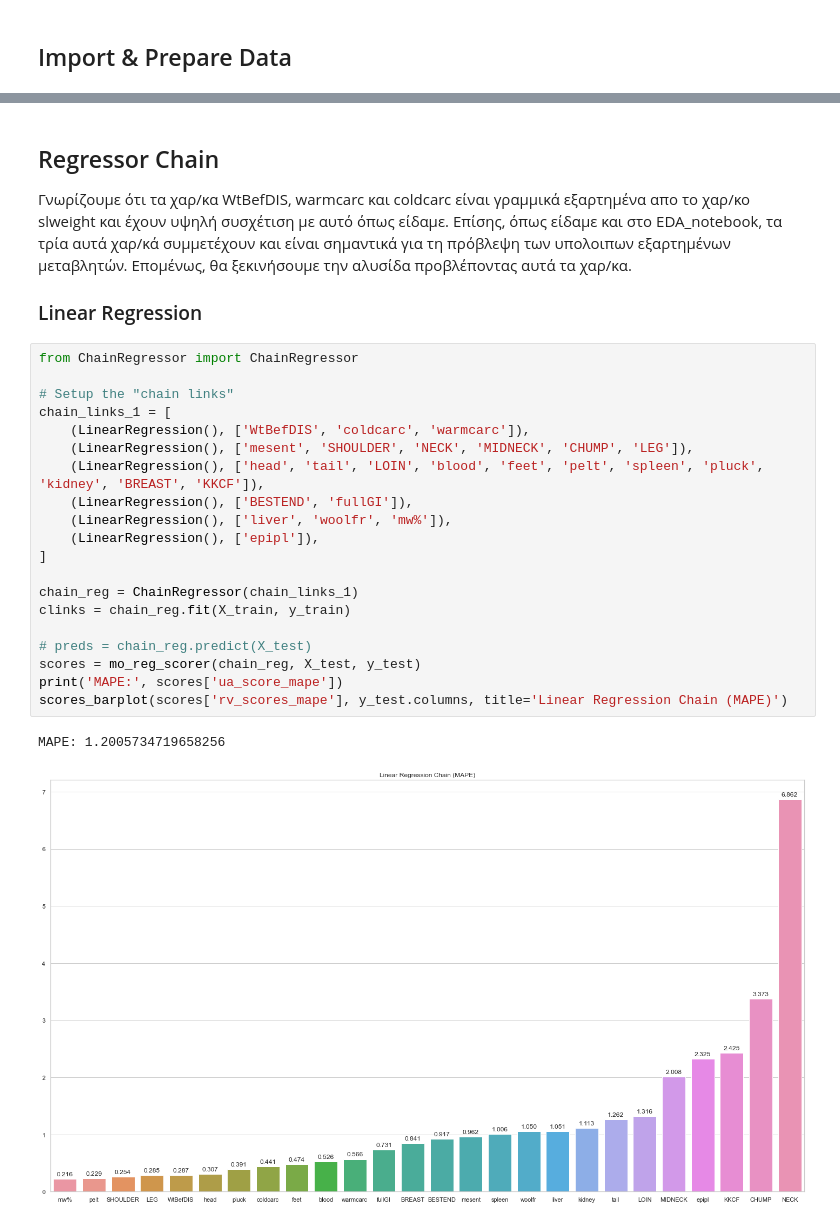
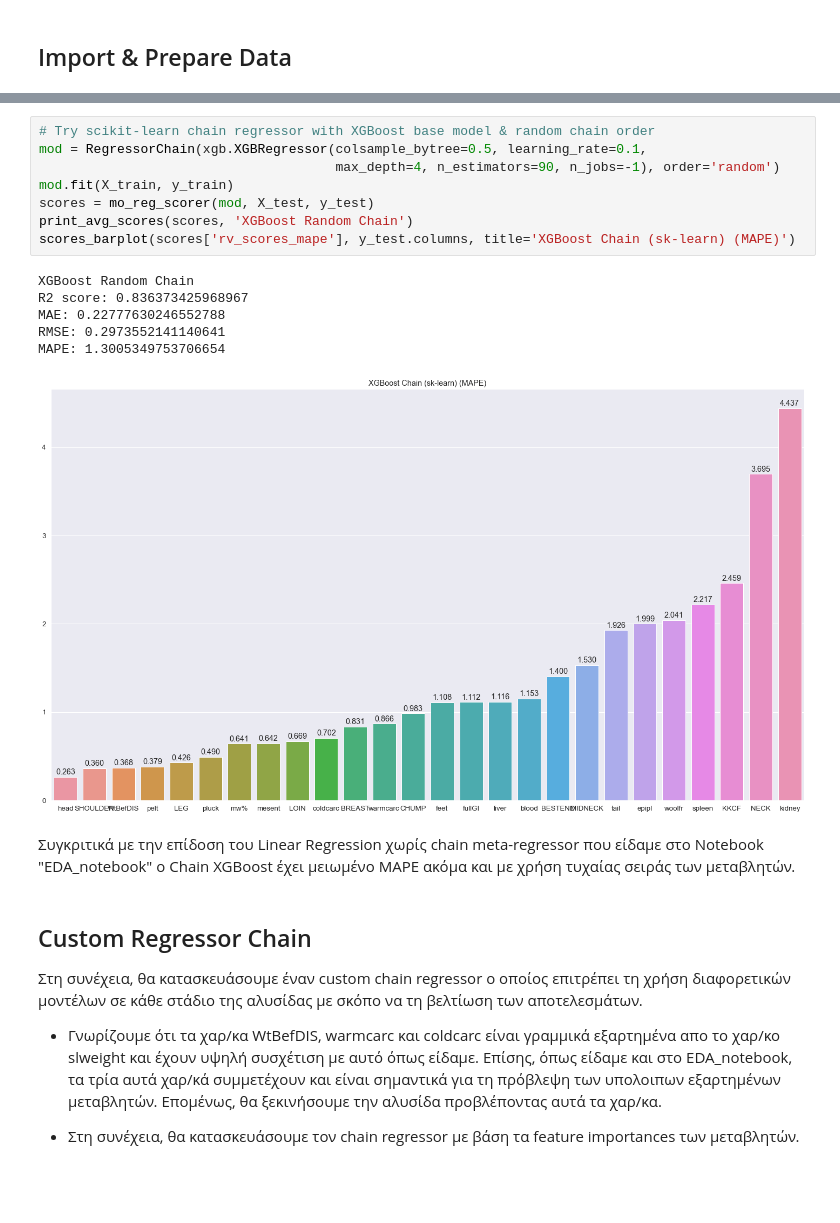
Before and after one commit to antonis-ant/thesis-code, a Jupyter notebook: notebooks/RegChain_notebook_2.ipynb, the cells around one changed output, grey strips where cells are left out. Saved outputs shown, nothing was run; the diff lists cells and outputs as text; blank space fills up the shorter version.

```diff
--- a/notebooks/RegChain_notebook_2.ipynb
+++ b/notebooks/RegChain_notebook_2.ipynb
@@ -55,32 +85,29 @@ y_test.reset_index(inplace=True, drop=True)
+# %%
+# Try scikit-learn chain regressor with XGBoost base model & random chain order
+mod = RegressorChain(xgb.XGBRegressor(colsample_bytree=0.5, learning_rate=0.1,
+                                      max_depth=4, n_estimators=90, n_jobs=-1), order='random')
+mod.fit(X_train, y_train)
+scores = mo_reg_scorer(mod, X_test, y_test)
+print_avg_scores(scores, 'XGBoost Random Chain')
+scores_barplot(scores['rv_scores_mape'], y_test.columns, title='XGBoost Chain (sk-learn) (MAPE)')
+# %% [output]
+XGBoost Random Chain
+R2 score: 0.836373425968967
+MAE: 0.22777630246552788
+RMSE: 0.2973552141140641
+MAPE: 1.3005349753706654
+[figure, added]
+# %% [markdown]
+Συγκριτικά με την επίδοση του Linear Regression χωρίς chain meta-regressor που είδαμε στο Notebook "EDA_notebook" ο
+Chain XGBoost έχει μειωμένο MAPE ακόμα και με χρήση τυχαίας σειράς των μεταβλητών.
 # %% [markdown]
-## Regressor Chain
+## Custom Regressor Chain
+Στη συνέχεια, θα κατασκευάσουμε έναν custom chain regressor ο οποίος επιτρέπει τη χρήση διαφορετικών μοντέλων σε κάθε
+στάδιο της αλυσίδας με σκόπο να τη βελτίωση των αποτελεσμάτων.
 
-Γνωρίζουμε ότι τα χαρ/κα WtBefDIS, warmcarc και coldcarc είναι γραμμικά εξαρτημένα απο το χαρ/κο slweight και έχουν υψηλή
+* Γνωρίζουμε ότι τα χαρ/κα WtBefDIS, warmcarc και coldcarc είναι γραμμικά εξαρτημένα απο το χαρ/κο slweight και έχουν υψηλή
 συσχέτιση με αυτό όπως είδαμε. Επίσης, όπως είδαμε και στο EDA_notebook, τα τρία αυτά χαρ/κά συμμετέχουν και είναι
 σημαντικά για τη πρόβλεψη των υπολοιπων εξαρτημένων μεταβλητών. Επομένως, θα ξεκινήσουμε την αλυσίδα προβλέποντας αυτά
 τα χαρ/κα.
 
-### Linear Regression
+* Στη συνέχεια, θα κατασκευάσουμε τον chain regressor με βάση τα feature importances των μεταβλητών.
-# %%
-from ChainRegressor import ChainRegressor
-
-# Setup the "chain links"
-chain_links_1 = [
-    (LinearRegression(), ['WtBefDIS', 'coldcarc', 'warmcarc']),
-    (LinearRegression(), ['mesent', 'SHOULDER', 'NECK', 'MIDNECK', 'CHUMP', 'LEG']),
-    (LinearRegression(), ['head', 'tail', 'LOIN', 'blood', 'feet', 'pelt', 'spleen', 'pluck', 'kidney', 'BREAST', 'KKCF']),
-    (LinearRegression(), ['BESTEND', 'fullGI']),
-    (LinearRegression(), ['liver', 'woolfr', 'mw%']),
-    (LinearRegression(), ['epipl']),
-]
-
-chain_reg = ChainRegressor(chain_links_1)
-clinks = chain_reg.fit(X_train, y_train)
-
-# preds = chain_reg.predict(X_test)
-scores = mo_reg_scorer(chain_reg, X_test, y_test)
-print('MAPE:', scores['ua_score_mape'])
-scores_barplot(scores['rv_scores_mape'], y_test.columns, title='Linear Regression Chain (MAPE)')
-# %% [output]
-MAPE: 1.2005734719658256
-[figure, removed]
```
Also changed, not shown: parts of 27 cells of this notebook, 3 other files.
